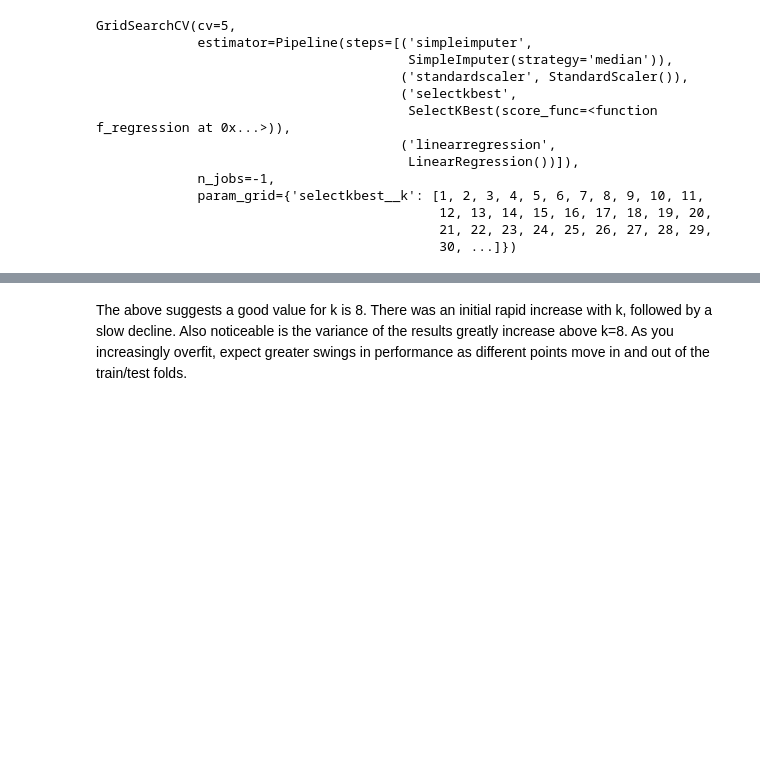
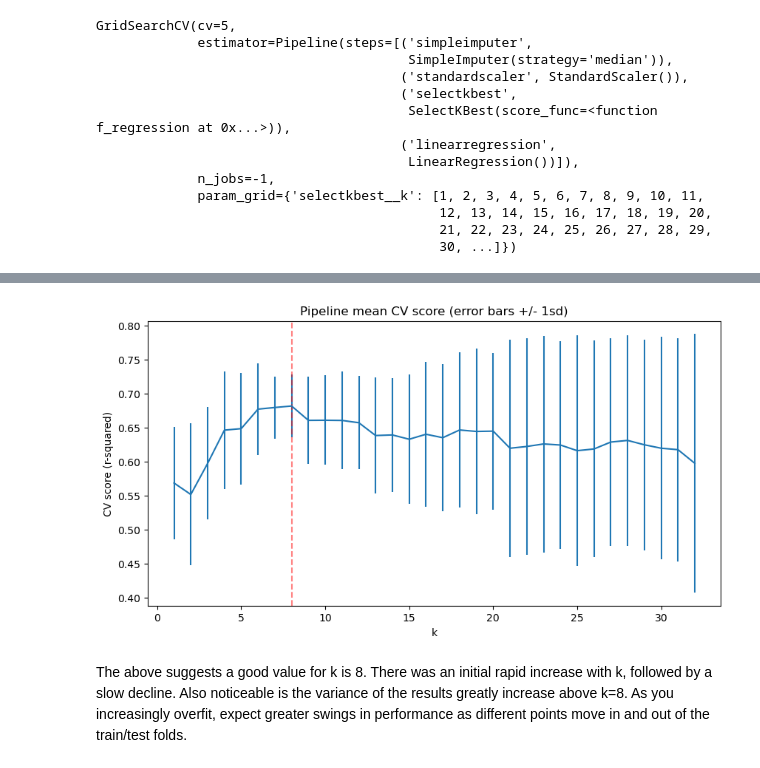
Before and after one commit to NBPub/DataScienceGuidedCapstone, a Jupyter notebook: Notebooks/04_preprocessing_and_training.ipynb, the cells around one changed output, grey strips where cells are left out. Drawn from its saved outputs; the diff is of its cells as text; code cells hidden in the pictures; blank space fills up the shorter version.

```diff
--- a/Notebooks/04_preprocessing_and_training.ipynb
+++ b/Notebooks/04_preprocessing_and_training.ipynb
@@ -695,4 +695,4 @@ Here, a single call to the pipeline's `fit()` method combines the steps of learn
 # %%
 #Code task 15#
 #Call the pipe's `fit()` method with `X_train` and `y_train` as arguments
-pipe.___(___, ___)
+pipe.fit(X_train, y_train)
@@ -751,7 +755,7 @@ Redefine your pipeline to include this feature selection step:
 pipe = make_pipeline(
     SimpleImputer(strategy='median'),
     StandardScaler(),
-    ___(___),
+    SelectKBest(f_regression),
     LinearRegression()
 )
 # %% [markdown]
@@ -895,13 +996,17 @@ lr_grid_cv.___
 # %%
 #Code task 20#
 #Assign the value of k from the above dict of `best_params_` and assign it to `best_k`
-___ = lr_grid_cv.___['selectkbest__k']
+best_k = lr_grid_cv.best_params_['selectkbest__k']
 plt.subplots(figsize=(10, 5))
 plt.errorbar(cv_k, score_mean, yerr=score_std)
 plt.axvline(x=best_k, c='r', ls='--', alpha=.5)
 plt.xlabel('k')
 plt.ylabel('CV score (r-squared)')
-plt.title('Pipeline mean CV score (error bars +/- 1sd)');
+plt.title('Pipeline mean CV score (error bars +/- 1sd)')
+# plt.savefig('../images/4-9-8_GridSearchCV.png')
+plt.show()
+# %% [output]
+[figure, added]
 # %% [markdown]
 The above suggests a good value for k is 8. There was an initial rapid increase with k, followed by a slow decline. Also noticeable is the variance of the results greatly increase above k=8. As you increasingly overfit, expect greater swings in performance as different points move in and out of the train/test folds.
 # %% [markdown]
```
Also changed, not shown: parts of 45 cells of this notebook, 7 other files.
